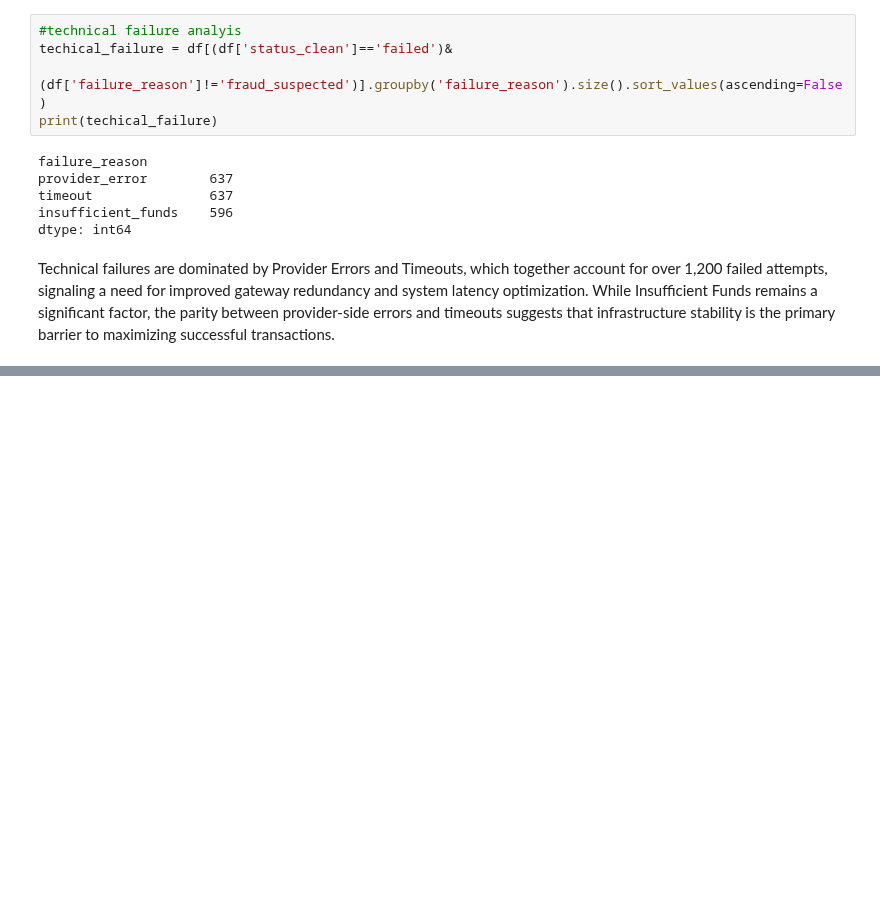
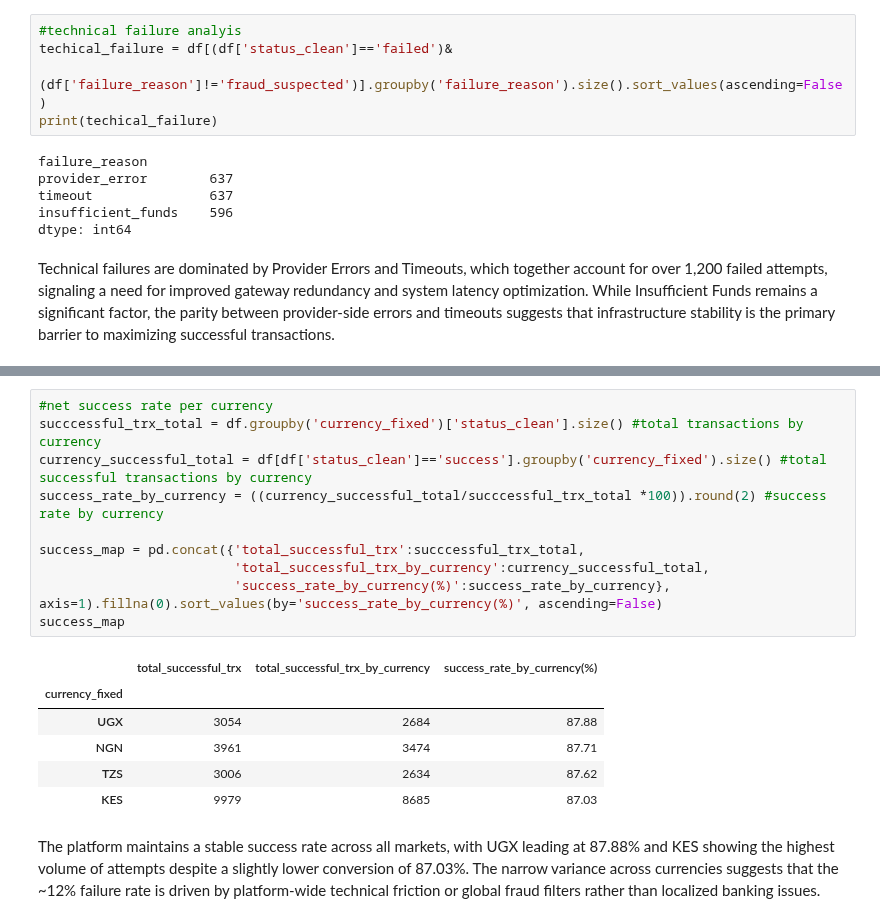
Before and after one commit to mutumaian29/payments-intelligence, a Jupyter notebook: Fraud_and_Monitoring(Project_Shield_and_Scale).ipynb, the cells around one changed output, grey strips where cells are left out. Drawn from its saved outputs; the diff is of its cells as text; blank space fills up the shorter version.

```diff
--- a/Fraud_and_Monitoring(Project_Shield_and_Scale).ipynb
+++ b/Fraud_and_Monitoring(Project_Shield_and_Scale).ipynb
@@ -704,0 +763,19 @@ Technical failures are dominated by Provider Errors and Timeouts, which together
+# %%
+#net success rate per currency
+succcessful_trx_total = df.groupby('currency_fixed')['status_clean'].size() #total transactions by currency
+currency_successful_total = df[df['status_clean']=='success'].groupby('currency_fixed').size() #total successful transactions by currency
+success_rate_by_currency = ((currency_successful_total/succcessful_trx_total *100)).round(2) #success rate by currency
+
+success_map = pd.concat({'total_successful_trx':succcessful_trx_total,
+                         'total_successful_trx_by_currency':currency_successful_total,
+                         'success_rate_by_currency(%)':success_rate_by_currency}, axis=1).fillna(0).sort_values(by='success_rate_by_currency(%)', ascending=False)
+success_map
+# %% [output]
+|  | total_successful_trx | total_successful_trx_by_currency | success_rate_by_currency(%) |
+| currency_fixed |  |  |  |
+| UGX | 3054 | 2684 | 87.88 |
+| NGN | 3961 | 3474 | 87.71 |
+| TZS | 3006 | 2634 | 87.62 |
+| KES | 9979 | 8685 | 87.03 |
+# %% [markdown]
+The platform maintains a stable success rate across all markets, with UGX leading at 87.88% and KES showing the highest volume of attempts despite a slightly lower conversion of 87.03%. The narrow variance across currencies suggests that the ~12% failure rate is driven by platform-wide technical friction or global fraud filters rather than localized banking issues.
```
Also changed, not shown: parts of 4 cells of this notebook.
